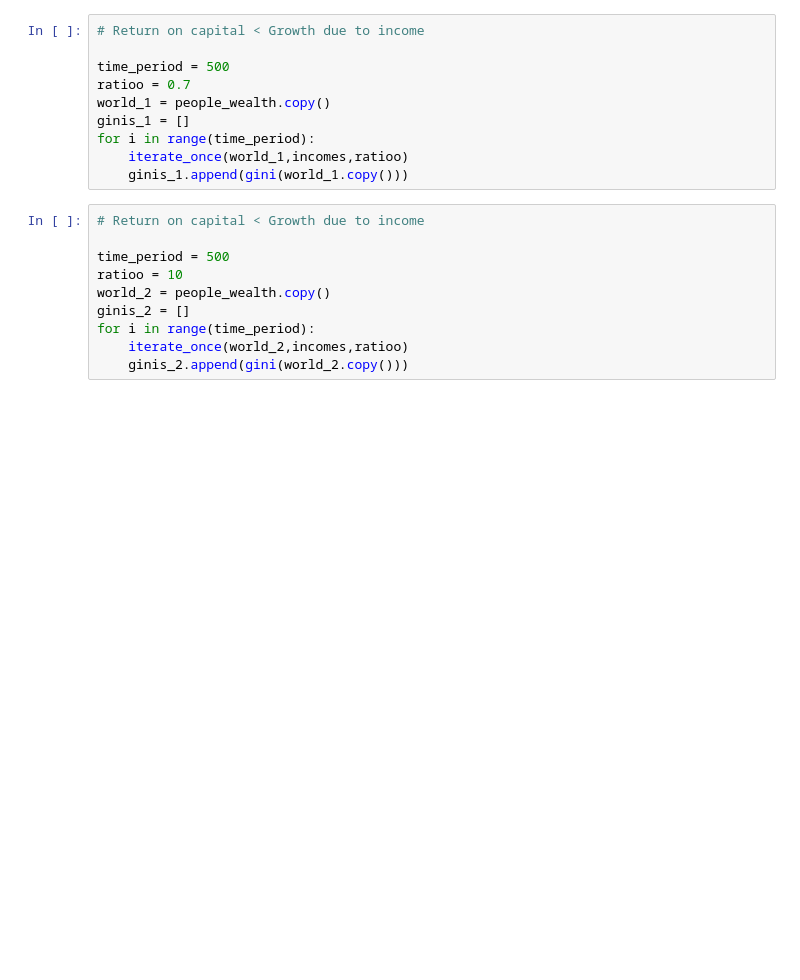
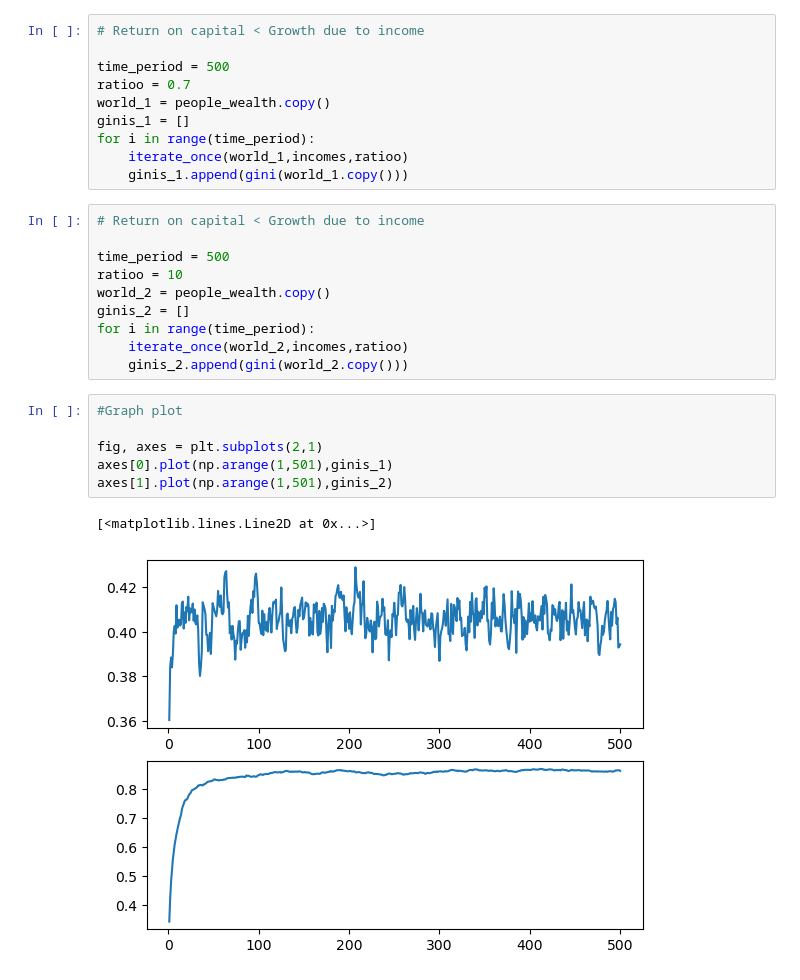
Before and after one commit to Haoran-Jie/EconomicInequality_Simulator_Investigation, a Jupyter notebook: tick4.ipynb, the cells around one changed output. Drawn from its saved outputs; the diff is of its cells as text; blank space fills up the shorter version.

Commit message:
init graph plot

```diff
--- a/tick4.ipynb
+++ b/tick4.ipynb
@@ -91,3 +91,12 @@ ginis_2 = []
 for i in range(time_period):
     iterate_once(world_2,incomes,ratioo)
     ginis_2.append(gini(world_2.copy()))
+# %%
+#Graph plot
+
+fig, axes = plt.subplots(2,1)
+axes[0].plot(np.arange(1,501),ginis_1)
+axes[1].plot(np.arange(1,501),ginis_2)
+# %% [output]
+[<matplotlib.lines.Line2D at 0x...>]
+[figure, added]
```
